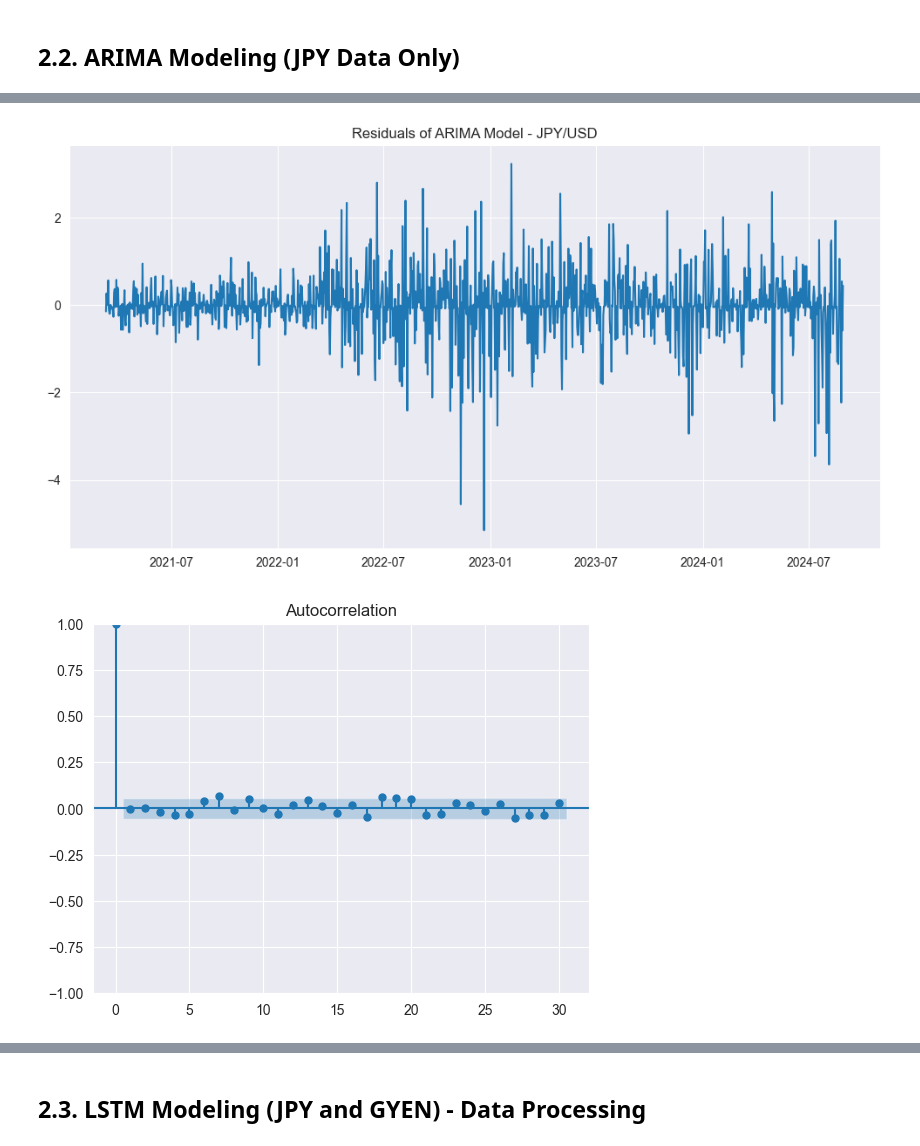
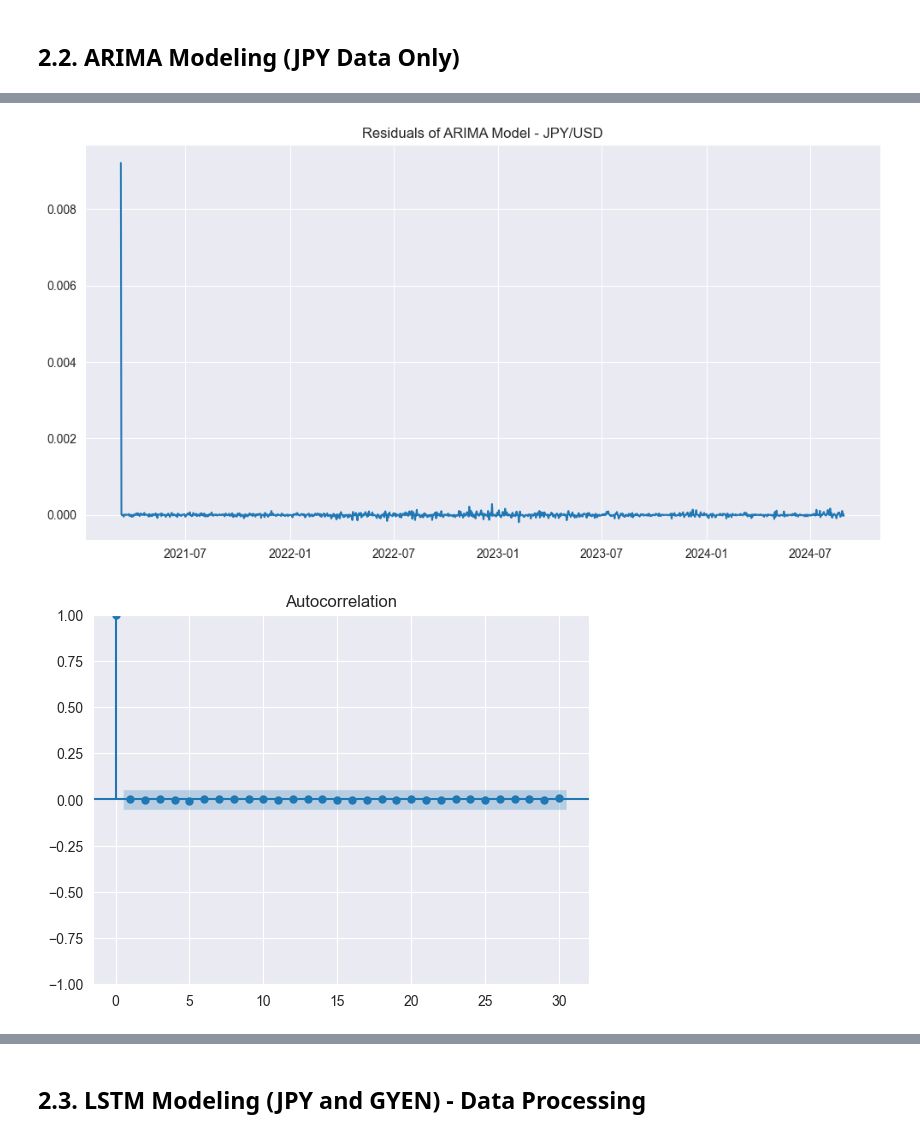
Before and after one commit to joodevs/algo-trader, a Jupyter notebook: gyen-yen-analysis.ipynb, the cells around one changed output, grey strips where cells are left out. Drawn from its saved outputs; the diff is of its cells as text; code cells hidden in the pictures.

Commit message:
Edited manual JPY ARIMA process

```diff
--- a/gyen-yen-analysis.ipynb
+++ b/gyen-yen-analysis.ipynb
@@ -504,17 +562,23 @@ LinAlgError: LU decomposition error.
 # %%
+import matplotlib.pyplot as plt
+from statsmodels.graphics.tsaplots import plot_acf, plot_pacf
+
+arima_model_jpy = ARIMA(jpy_usd['Close'].dropna(), order=(0, 1, 0))
+arima_fit_jpy = arima_model_jpy.fit()
+
 # Residuals of AR(2) model
 arima_residuals_jpy = arima_fit_jpy.resid
 
 # Plot residuals
 plt.figure(figsize=(12, 6))
 plt.plot(arima_residuals_jpy)
 plt.title('Residuals of ARIMA Model - JPY/USD')
 plt.show()
 
 # ACF and PACF plots of residuals
 plot_acf(arima_residuals_jpy, lags=30)
 plot_pacf(arima_residuals_jpy, lags=30)
 plt.show()
 # %% [output]
-[figure, old version]
+[figure, new version]
-[figure, old version]
+[figure, new version]
```
Also changed, not shown: parts of 11 cells of this notebook.
